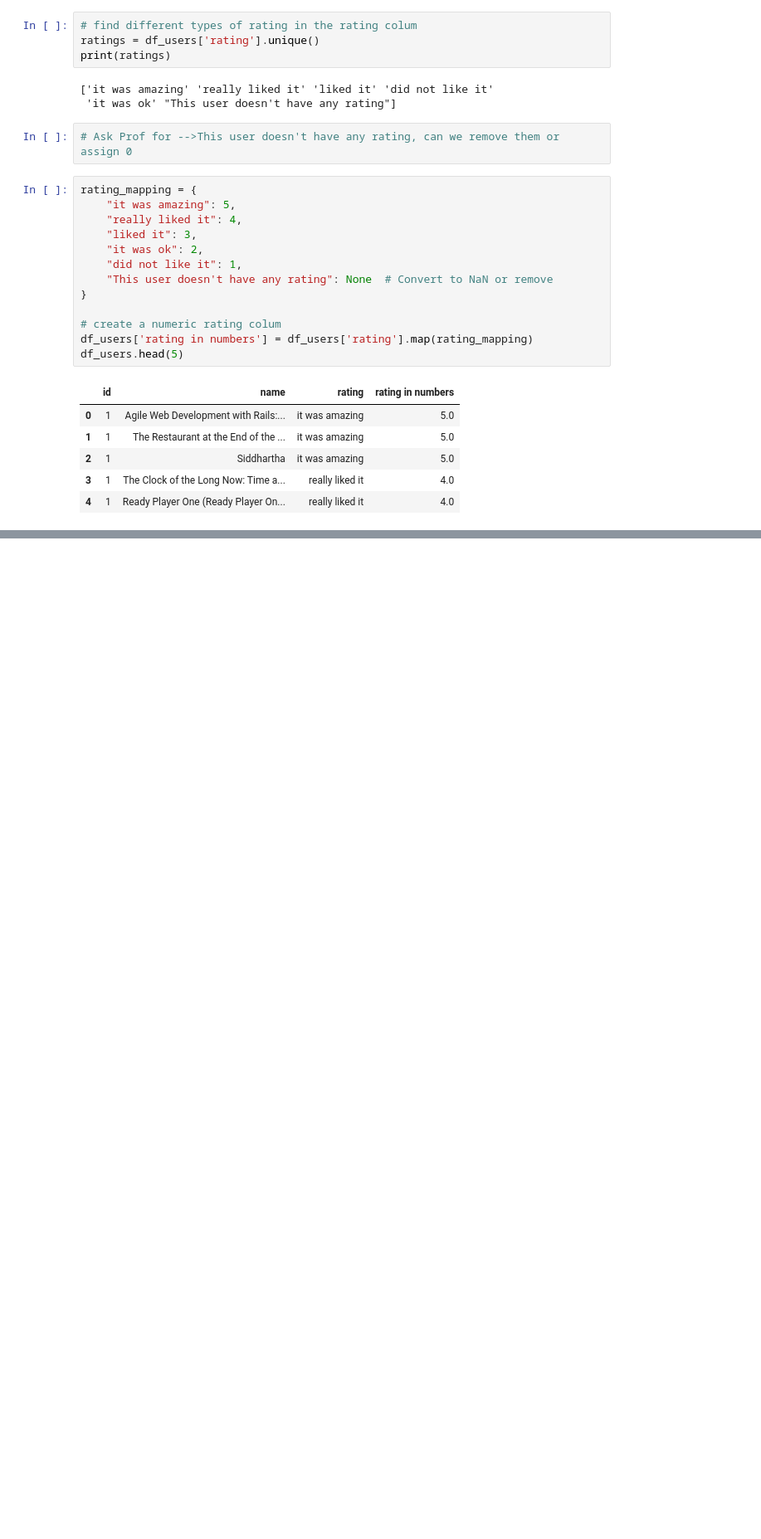
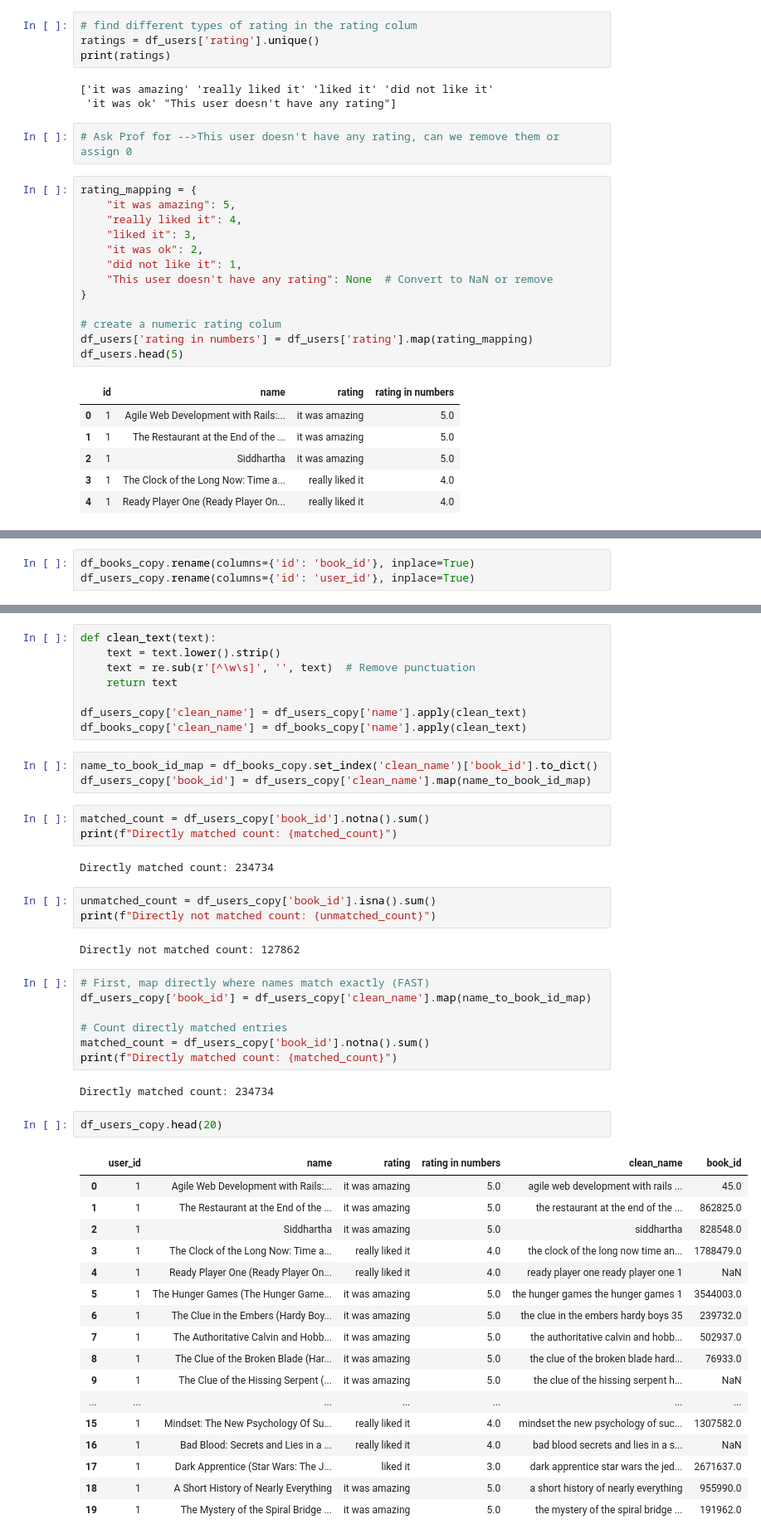
Before and after one commit to eben98/dsc_478_final_project_rec_system, a Jupyter notebook: final_project.ipynb, the cells around one changed output, grey strips where cells are left out. Shown at 83% size. Drawn from its saved outputs; the diff is of its cells as text; blank space fills up the shorter version.

```diff
--- a/final_project.ipynb
+++ b/final_project.ipynb
@@ -226,0 +231,3 @@ df_users.head(5)
+# %%
+df_books_copy.rename(columns={'id': 'book_id'}, inplace=True)
+df_users_copy.rename(columns={'id': 'user_id'}, inplace=True)
@@ -226,0 +252,50 @@ df_users.head(5)
+# %%
+def clean_text(text):
+    text = text.lower().strip()
+    text = re.sub(r'[^\w\s]', '', text)  # Remove punctuation
+    return text
+
+df_users_copy['clean_name'] = df_users_copy['name'].apply(clean_text)
+df_books_copy['clean_name'] = df_books_copy['name'].apply(clean_text)
+# %%
+name_to_book_id_map = df_books_copy.set_index('clean_name')['book_id'].to_dict()
+df_users_copy['book_id'] = df_users_copy['clean_name'].map(name_to_book_id_map)
+# %%
+matched_count = df_users_copy['book_id'].notna().sum()
+print(f"Directly matched count: {matched_count}")
+# %% [output]
+Directly matched count: 234734
+# %%
+unmatched_count = df_users_copy['book_id'].isna().sum()
+print(f"Directly not matched count: {unmatched_count}")
+# %% [output]
+Directly not matched count: 127862
+# %%
+# First, map directly where names match exactly (FAST)
+df_users_copy['book_id'] = df_users_copy['clean_name'].map(name_to_book_id_map)
+
+# Count directly matched entries
+matched_count = df_users_copy['book_id'].notna().sum()
+print(f"Directly matched count: {matched_count}")
+# %% [output]
+Directly matched count: 234734
+# %%
+df_users_copy.head(20)
+# %% [output]
+|  | user_id | name | rating | rating in numbers | clean_name | book_id |
+| 0 | 1 | Agile Web Development with Rails:... | it was amazing | 5.0 | agile web development with rails ... | 45.0 |
+| 1 | 1 | The Restaurant at the End of the ... | it was amazing | 5.0 | the restaurant at the end of the ... | 862825.0 |
+| 2 | 1 | Siddhartha | it was amazing | 5.0 | siddhartha | 828548.0 |
+| 3 | 1 | The Clock of the Long Now: Time a... | really liked it | 4.0 | the clock of the long now time an... | 1788479.0 |
+| 4 | 1 | Ready Player One (Ready Player On... | really liked it | 4.0 | ready player one ready player one 1 | NaN |
+| 5 | 1 | The Hunger Games (The Hunger Game... | it was amazing | 5.0 | the hunger games the hunger games 1 | 3544003.0 |
+| 6 | 1 | The Clue in the Embers (Hardy Boy... | it was amazing | 5.0 | the clue in the embers hardy boys 35 | 239732.0 |
+| 7 | 1 | The Authoritative Calvin and Hobb... | it was amazing | 5.0 | the authoritative calvin and hobb... | 502937.0 |
+| 8 | 1 | The Clue of the Broken Blade (Har... | it was amazing | 5.0 | the clue of the broken blade hard... | 76933.0 |
+| 9 | 1 | The Clue of the Hissing Serpent (... | it was amazing | 5.0 | the clue of the hissing serpent h... | NaN |
+| ... | ... | ... | ... | ... | ... | ... |
+| 15 | 1 | Mindset: The New Psychology Of Su... | really liked it | 4.0 | mindset the new psychology of suc... | 1307582.0 |
+| 16 | 1 | Bad Blood: Secrets and Lies in a ... | really liked it | 4.0 | bad blood secrets and lies in a s... | NaN |
+| 17 | 1 | Dark Apprentice (Star Wars: The J... | liked it | 3.0 | dark apprentice star wars the jed... | 2671637.0 |
+| 18 | 1 | A Short History of Nearly Everything | it was amazing | 5.0 | a short history of nearly everything | 955990.0 |
+| 19 | 1 | The Mystery of the Spiral Bridge ... | it was amazing | 5.0 | the mystery of the spiral bridge ... | 191962.0 |
```
Also changed, not shown: parts of 7 cells of this notebook.
